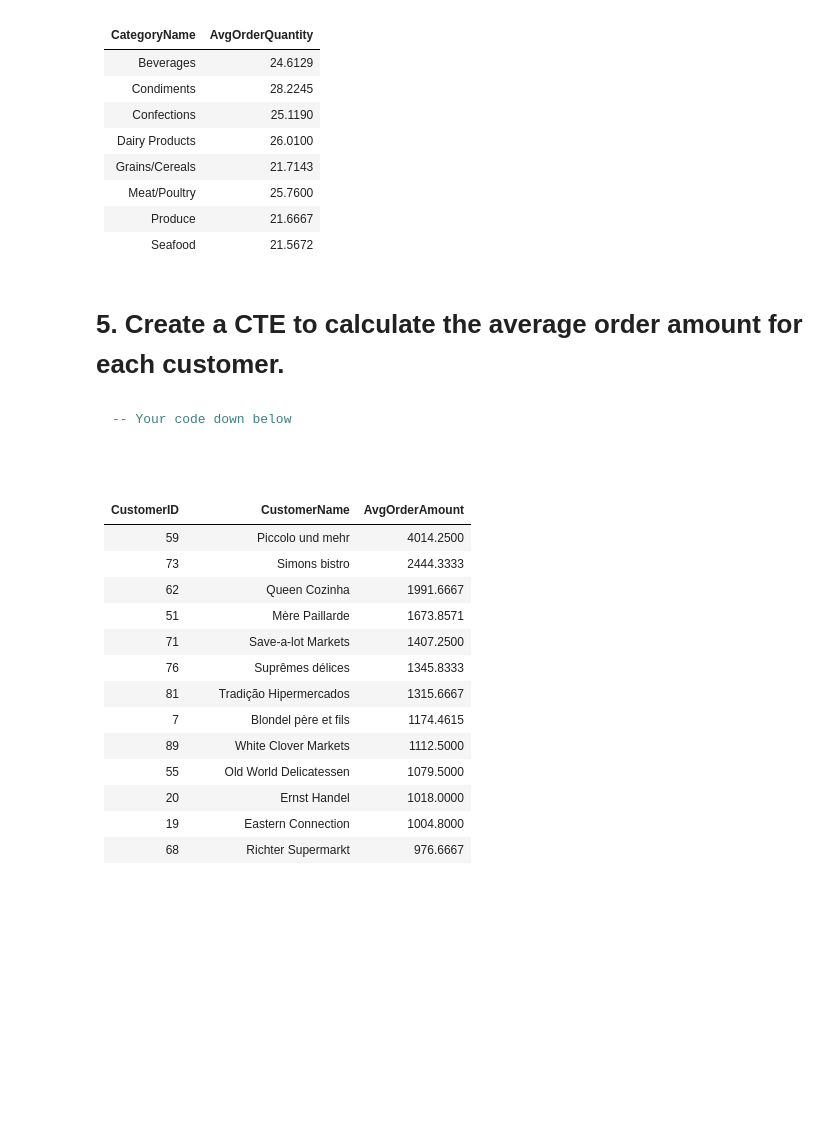
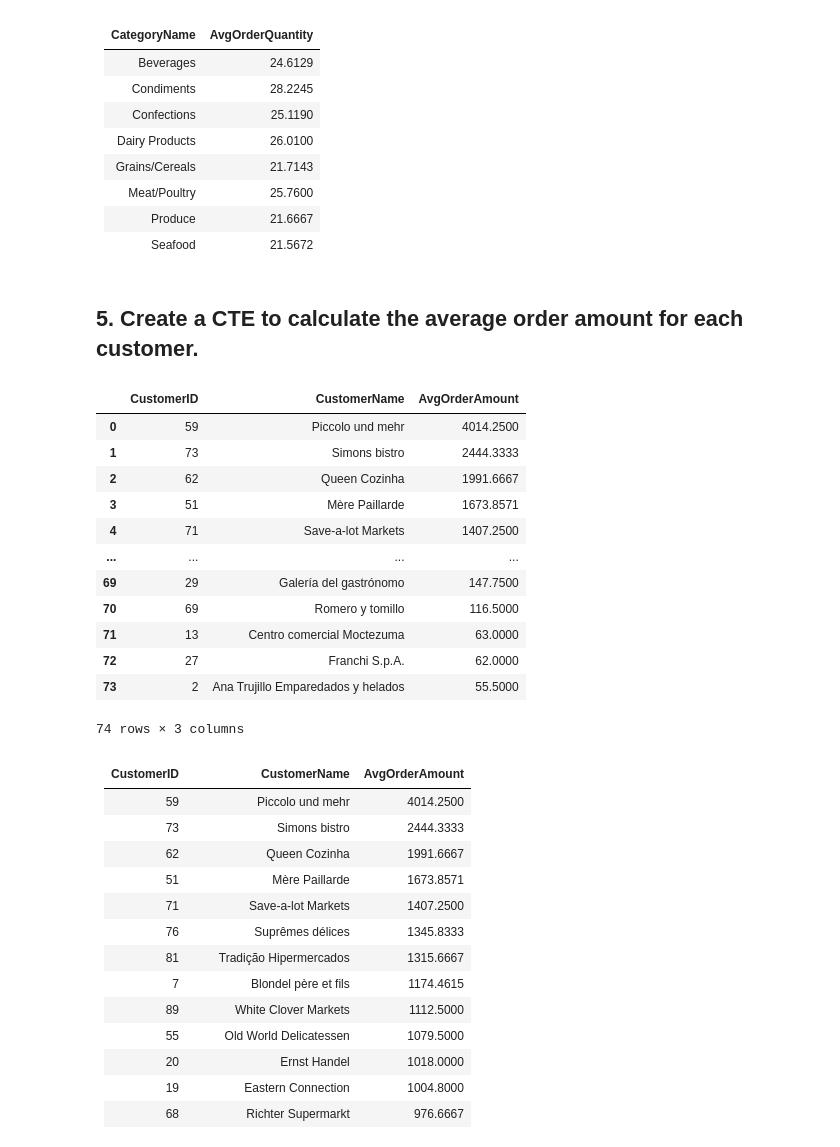
Before and after one commit to Ironhack-data-bcn-oct-2023/lab-mysql-common-table-expressions, a Jupyter notebook: main.ipynb, the cells around one changed output. Cells and saved outputs as stored; diff of their text form; code cells hidden in the pictures; blank space fills up the shorter version.

````diff
--- a/main.ipynb
+++ b/main.ipynb
@@ -73,13 +146,35 @@ Alice Mutton is 6th
 |Produce                         |21.6667         |
 |Seafood                         |21.5672         |
 # %% [markdown]
-# 5. Create a CTE to calculate the average order amount for each customer.
+## 5. Create a CTE to calculate the average order amount for each customer.
-# %% [markdown]
-```sql
--- Your code down below
-
-
-```
+# %%
+query = '''
+        with AvgOrderAmout_Customer as(
+            select c.CustomerID, c.CustomerName, avg(od.Quantity * p.Price) as AvgOrderAmount
+            from customers as c
+                join orders as o on c.CustomerID = o.CustomerID
+                join orderdetails as od on o.OrderID = od.OrderID
+                join products as p on od.ProductID = p.productID
+                group by o.CustomerID, c.CustomerName
+        )
+        select CustomerID, CustomerName, AvgOrderAmount from AvgOrderAmout_Customer
+        order by AvgOrderAmount desc;
+        '''
+pd.read_sql_query(query, engine)
+# %% [output]
+|  | CustomerID | CustomerName | AvgOrderAmount |
+| 0 | 59 | Piccolo und mehr | 4014.2500 |
+| 1 | 73 | Simons bistro | 2444.3333 |
+| 2 | 62 | Queen Cozinha | 1991.6667 |
+| 3 | 51 | Mère Paillarde | 1673.8571 |
+| 4 | 71 | Save-a-lot Markets | 1407.2500 |
+| ... | ... | ... | ... |
+| 69 | 29 | Galería del gastrónomo | 147.7500 |
+| 70 | 69 | Romero y tomillo | 116.5000 |
+| 71 | 13 | Centro comercial Moctezuma | 63.0000 |
+| 72 | 27 | Franchi S.p.A. | 62.0000 |
+| 73 | 2 | Ana Trujillo Emparedados y helados | 55.5000 |
+74 rows × 3 columns
 # %% [markdown]
 |CustomerID                      |CustomerName|AvgOrderAmount|
 |--------------------------------|------------|--------------|
````
Also changed, not shown: parts of 15 cells of this notebook.
